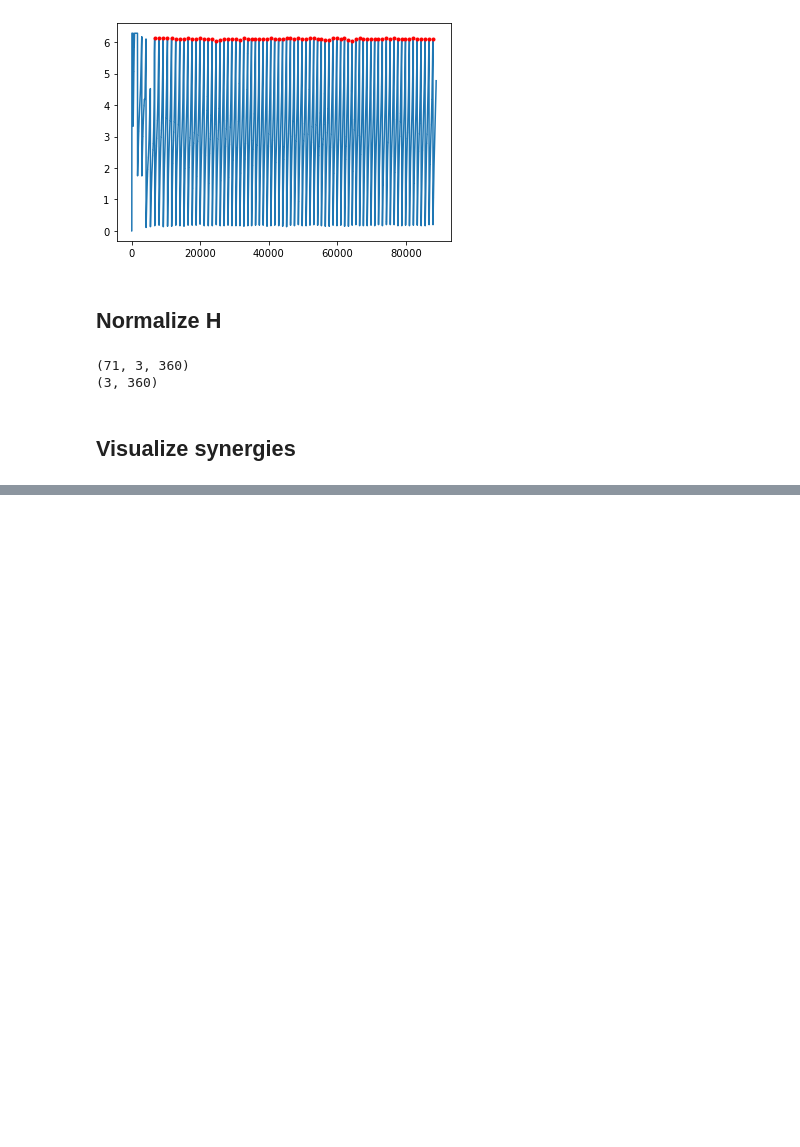
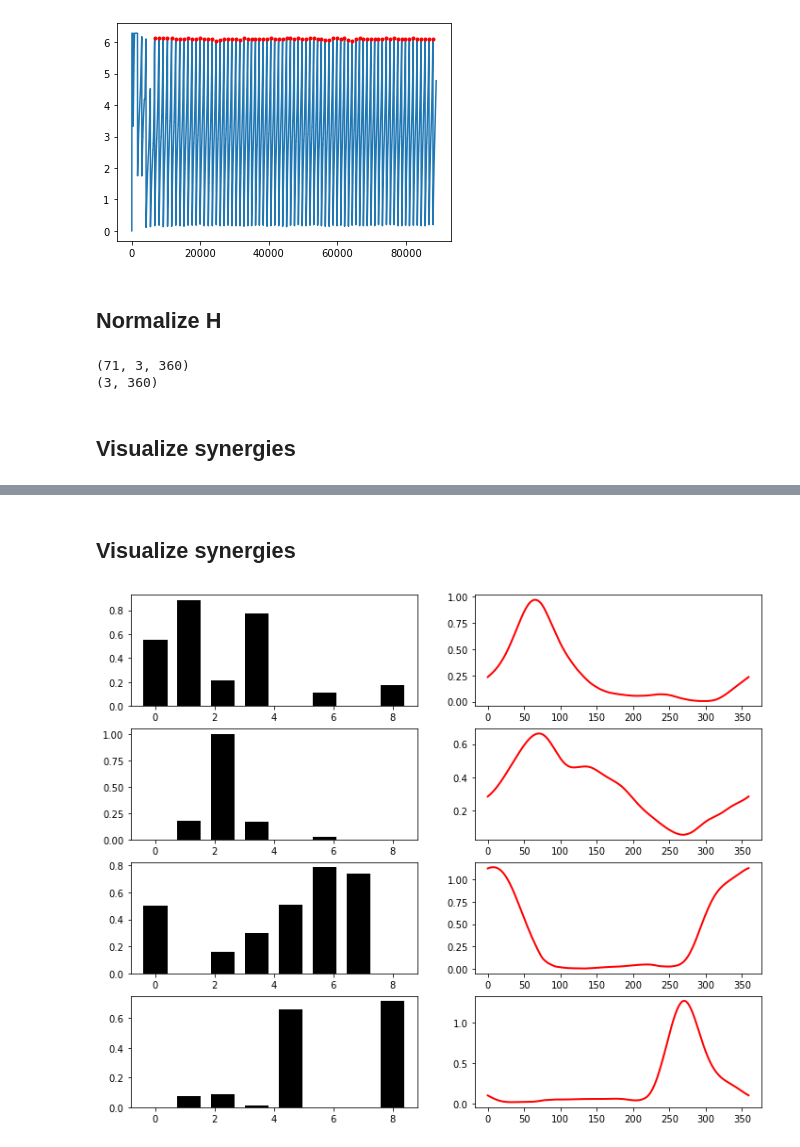
Before and after one commit to SmRanaldi/NeuralEngineeringClass, a Jupyter notebook: material/notebooks/D08.ipynb, the cells around one changed output, grey strips where cells are left out. Drawn from its saved outputs; the diff is of its cells as text; code cells hidden in the pictures; blank space fills up the shorter version.

```diff
--- a/material/notebooks/D08.ipynb
+++ b/material/notebooks/D08.ipynb
@@ -169,0 +250,12 @@ plt.show()
+# %% [markdown]
+## Visualize synergies
+# %%
+fig, ax = plt.subplots(n_syn, 2, figsize=(12,10))
+
+for k in range(n_syn):
+    ax[k,0].bar(np.linspace(0,n_muscles, n_muscles),W_sel[:,k], facecolor='k')
+    ax[k,1].plot(H_norm[k,:], 'r', lw=2)
+
+plt.show()
+# %% [output]
+[figure, added]
```
Also changed, not shown: parts of 11 cells of this notebook.
